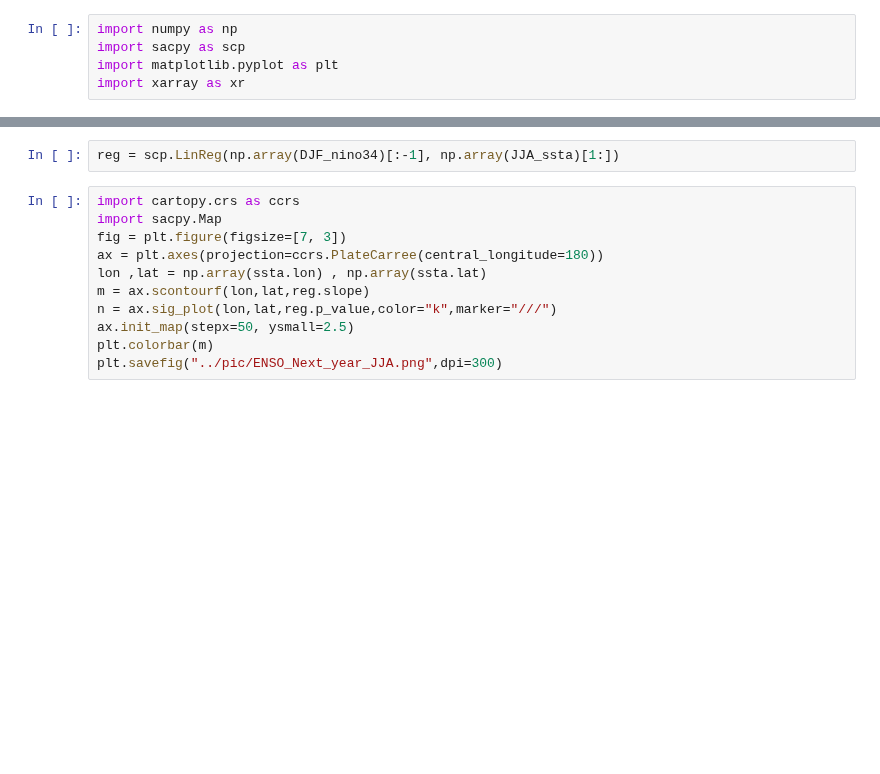
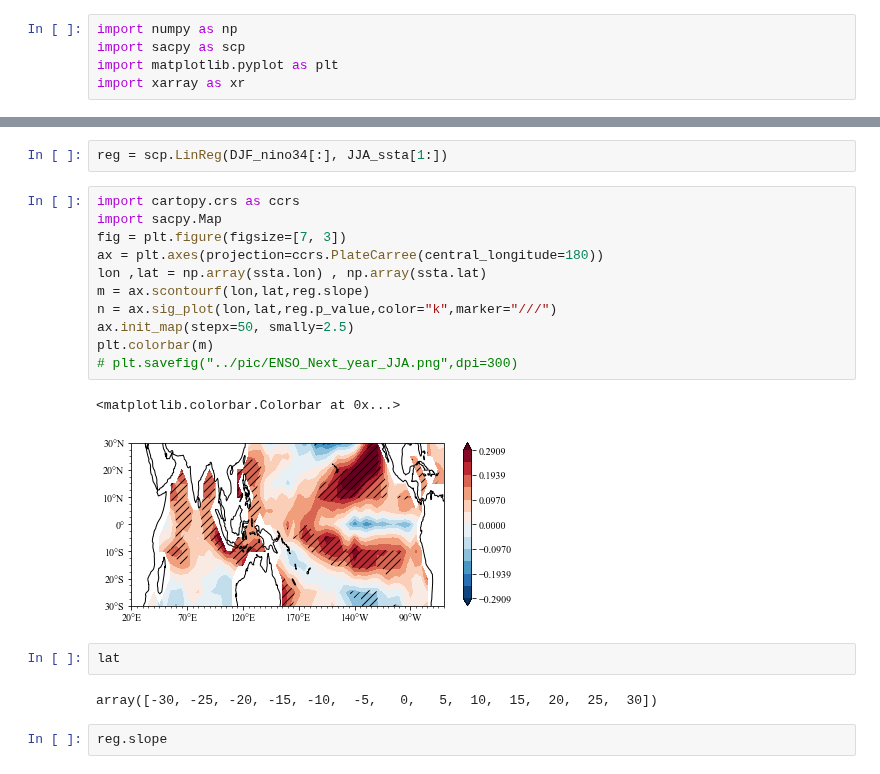
Before and after one commit to ZiluM/sacpy, a Jupyter notebook: examples/ENSO_next_year_influence.ipynb, the cells around one changed output, grey strips where cells are left out. Saved outputs shown, nothing was run; the diff lists cells and outputs as text; blank space fills up the shorter version.

```diff
--- a/examples/ENSO_next_year_influence.ipynb
+++ b/examples/ENSO_next_year_influence.ipynb
@@ -17,13 +54,22 @@ JJA_ssta.time,DJF_nino34.time
 # %%
-reg = scp.LinReg(np.array(DJF_nino34)[:-1], np.array(JJA_ssta)[1:])
+reg = scp.LinReg(DJF_nino34[:], JJA_ssta[1:])
 # %%
 import cartopy.crs as ccrs
 import sacpy.Map
 fig = plt.figure(figsize=[7, 3])
 ax = plt.axes(projection=ccrs.PlateCarree(central_longitude=180))
 lon ,lat = np.array(ssta.lon) , np.array(ssta.lat)
 m = ax.scontourf(lon,lat,reg.slope)
 n = ax.sig_plot(lon,lat,reg.p_value,color="k",marker="///")
-ax.init_map(stepx=50, ysmall=2.5)
+ax.init_map(stepx=50, smally=2.5)
 plt.colorbar(m)
-plt.savefig("../pic/ENSO_Next_year_JJA.png",dpi=300)
+# plt.savefig("../pic/ENSO_Next_year_JJA.png",dpi=300)
+# %% [output]
+<matplotlib.colorbar.Colorbar at 0x...>
+[figure, added]
+# %%
+lat
+# %% [output]
+array([-30, -25, -20, -15, -10,  -5,   0,   5,  10,  15,  20,  25,  30])
+# %%
+reg.slope
```
Also changed, not shown: parts of 3 cells of this notebook, 22 other files.
